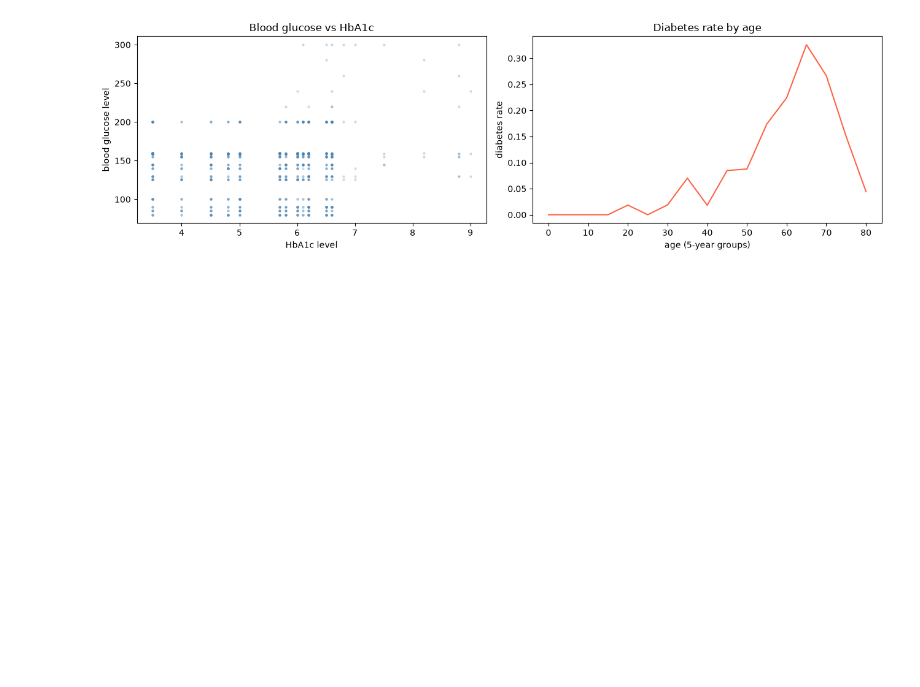
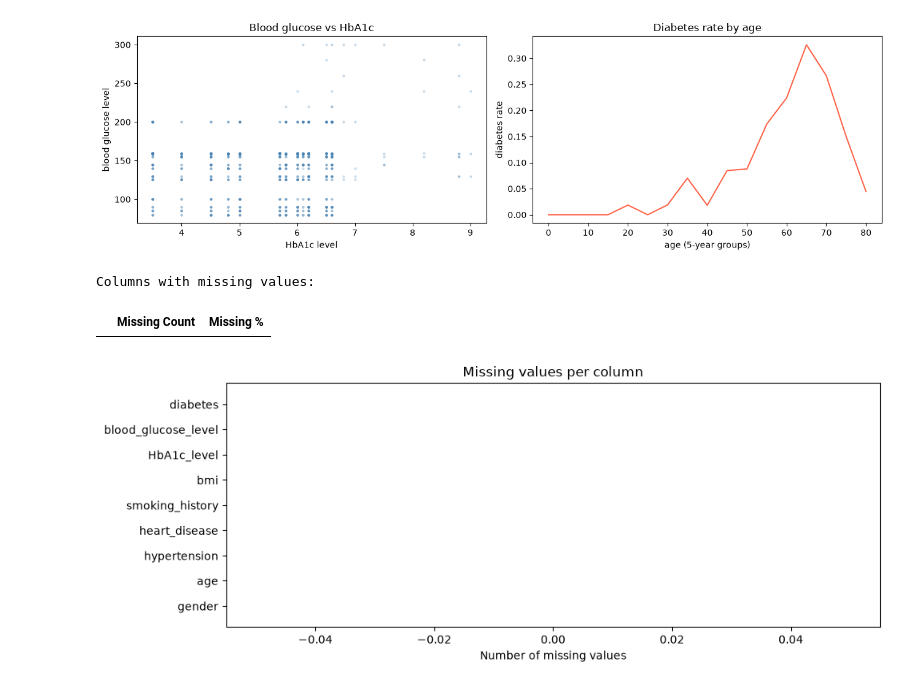
Before and after one commit to KyleKyleA/risk-diabetes-predictor, a Jupyter notebook: ml_pipeline/Analysis/Data Anaylsis.ipynb, the cells around one changed output. Saved outputs shown, nothing was run; the diff lists cells and outputs as text; code cells hidden in the pictures; blank space fills up the shorter version.

Commit message:
more anaylsis looking at missing values

```diff
--- a/ml_pipeline/Analysis/Data Anaylsis.ipynb
+++ b/ml_pipeline/Analysis/Data Anaylsis.ipynb
@@ -124,3 +125,29 @@ plt.tight_layout();
 plt.show()
 # %% [output]
 [figure]
+# %%
+import pandas as pd
+missing = pd.DataFrame({
+    "Missing Count": diabetes_data.isnull().sum(),
+    "Missing %": (diabetes_data.isnull().sum() / len(diabetes_data) * 100).round(2)
+})
+missing = missing[missing["Missing Count"] > 0].sort_values("Missing %", ascending=False)
+print("Columns with missing values: ")
+missing
+# %% [output]
+Columns with missing values:
+|  | Missing Count | Missing % |
+# %%
+import matplotlib.pyplot as plt
+fix, ax = plt.subplots(figsize=(10, 4))
+colors = ["#74c3c" if diabetes_data[col].isnull().any() else "#2ecc71" for col in diabetes_data.columns]
+ax.barh(diabetes_data.columns, diabetes_data.isnull().sum(), color=colors)
+ax.set_xlabel("Number of missing values")
+ax.set_title("Missing values per column")
+for i, v in enumerate(diabetes_data.isnull().sum()):
+    if v > 0:
+        ax.text(v + 5, i, str(v), va="center", fontweight="bold");
+plt.tight_layout()
+plt.show()
+# %% [output]
+[figure, added]
```
Also changed, not shown: parts of 1 cell of this notebook.
